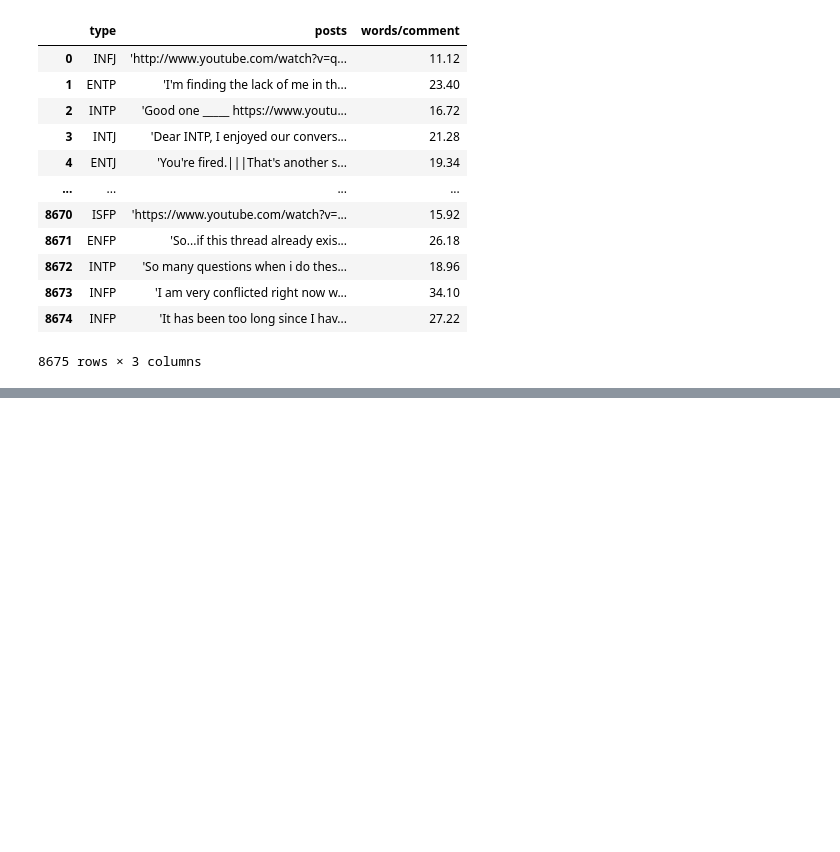
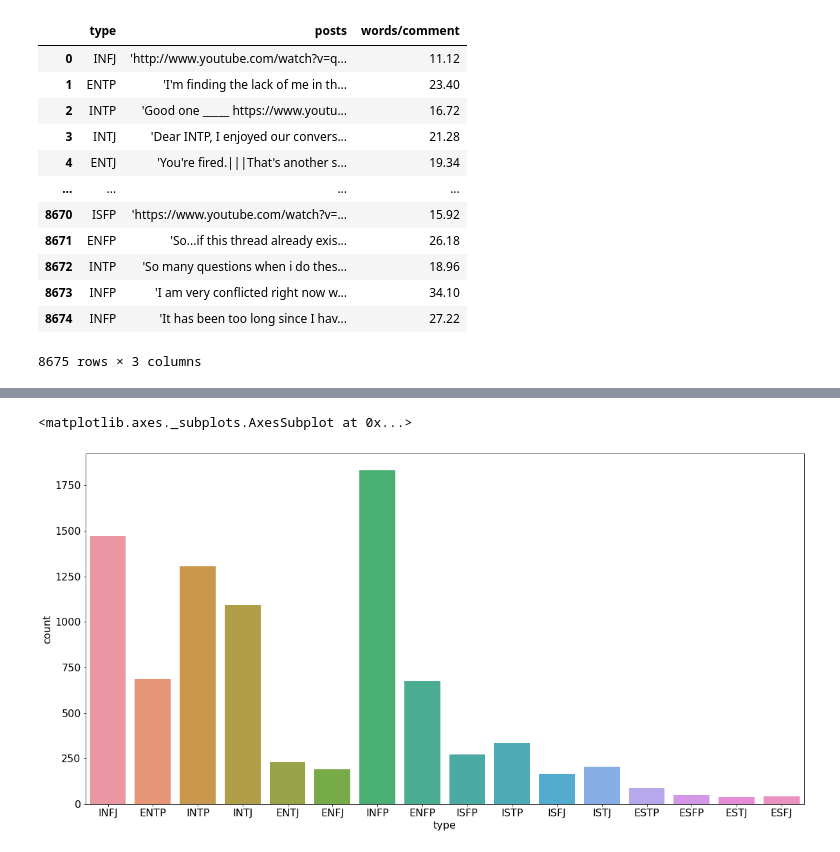
Before and after one commit to admunk/ece143project, a Jupyter notebook: data_visualization/mbti-self.ipynb, the cells around one changed output, grey strips where cells are left out. Cells and saved outputs as stored; diff of their text form; code cells hidden in the pictures; blank space fills up the shorter version.

```diff
--- a/data_visualization/mbti-self.ipynb
+++ b/data_visualization/mbti-self.ipynb
@@ -55,0 +71,11 @@ Text(0.5, 1.0, 'words per comment for each personality')
+# %%
+plt.figure(figsize=(20,10))
+plt.ylabel('Number of Occurrences', fontsize=16)
+plt.xlabel('Personality Types', fontsize=16)
+plt.xticks(fontsize=16, rotation=0)
+plt.yticks(fontsize=16, rotation=0)
+sns.countplot(data=df, x='type')
+#sns.countplot(cnt_srs.index, cnt_srs.values)
+# %% [output]
+<matplotlib.axes._subplots.AxesSubplot at 0x...>
+[figure, added]
```
Also changed, not shown: parts of 5 cells of this notebook.
